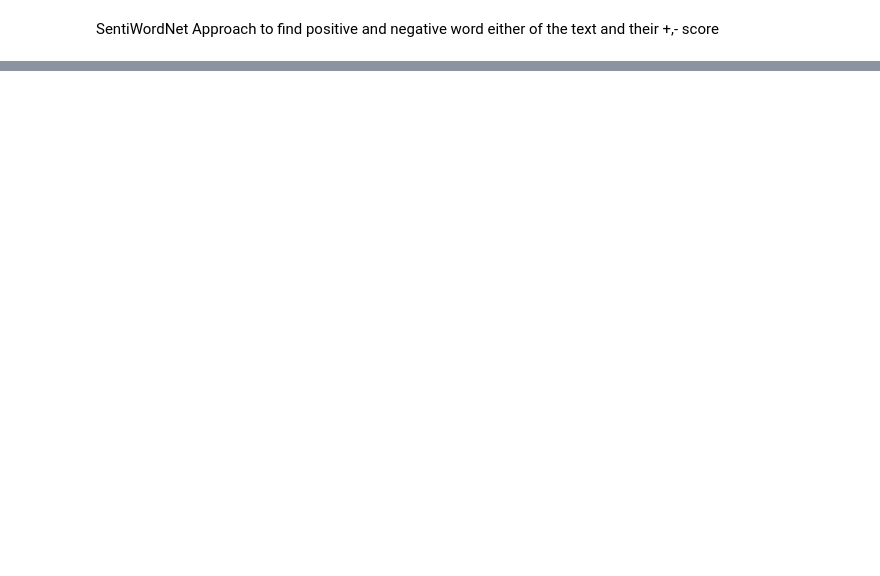
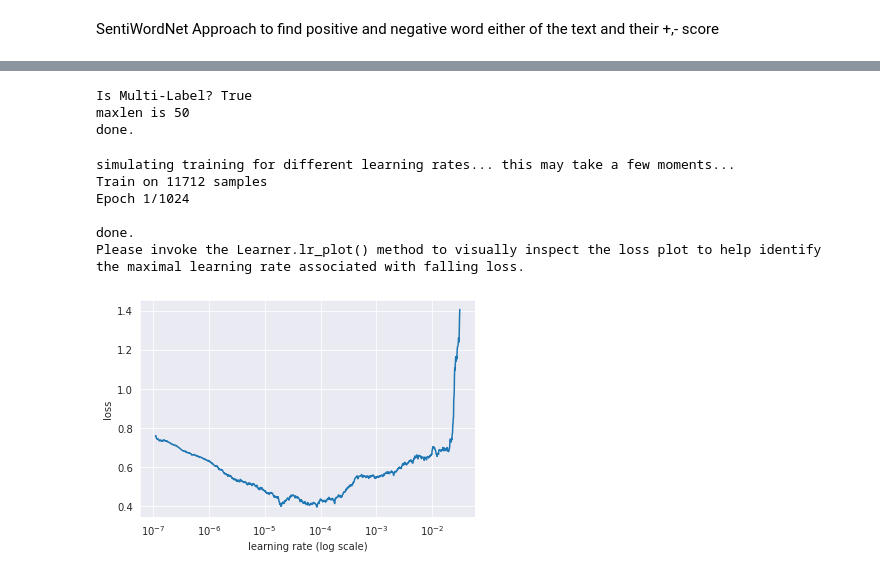
Before and after one commit to Internship-BVoc/G1_TwitterSentimentAnalysis, a Jupyter notebook: twitter_sentiment_analysis.ipynb, the cells around one changed output, grey strips where cells are left out. Drawn from its saved outputs; the diff is of its cells as text; code cells hidden in the pictures; blank space fills up the shorter version.

Commit message:
Update_12_Anshaj_Yash
Bert using ktrain, tensorflow

```diff
--- a/twitter_sentiment_analysis.ipynb
+++ b/twitter_sentiment_analysis.ipynb
@@ -1138,0 +1253,8 @@ df_data[['text','airline_sentiment','sentiWordNetPosNegScore']].head(20)
+# %%
+indexList = list(df_data.index)
+import random
+random.shuffle(indexList)
+eightList = [indexList[i] for i in range(0,len(indexList)*80//100)]
+data_train = df_data.iloc[eightList]
+twentyList = [indexList[i] for i in range(len(indexList)*80//100,len(indexList))]
+data_test = df_data.iloc[twentyList]
@@ -1138,0 +1265,2 @@ df_data[['text','airline_sentiment','sentiWordNetPosNegScore']].head(20)
+# %%
+(X_train,y_train), (X_text,y_test), preprocess = text.texts_from_df(data_train,'text','airline_sentiment',data_test,maxlen=50,preprocess_mode='bert',)
@@ -1138,0 +1283,19 @@ df_data[['text','airline_sentiment','sentiWordNetPosNegScore']].head(20)
+# %%
+model = text.text_classifier('bert',(X_train,y_train), preproc= preprocess,multilabel=True)
+# %% [output]
+Is Multi-Label? True
+maxlen is 50
+done.
+# %%
+learner = ktrain.get_learner(model,(X_train,y_train),val_data=(X_text,y_test),batch_size=6)
+# %%
+learner.lr_find()
+learner.lr_plot()
+# %% [output]
+simulating training for different learning rates... this may take a few moments...
+Train on 11712 samples
+Epoch 1/1024
+
+done.
+Please invoke the Learner.lr_plot() method to visually inspect the loss plot to help identify the maximal learning rate associated with falling loss.
+[figure, added]
```
Also changed, not shown: parts of 35 cells of this notebook.
